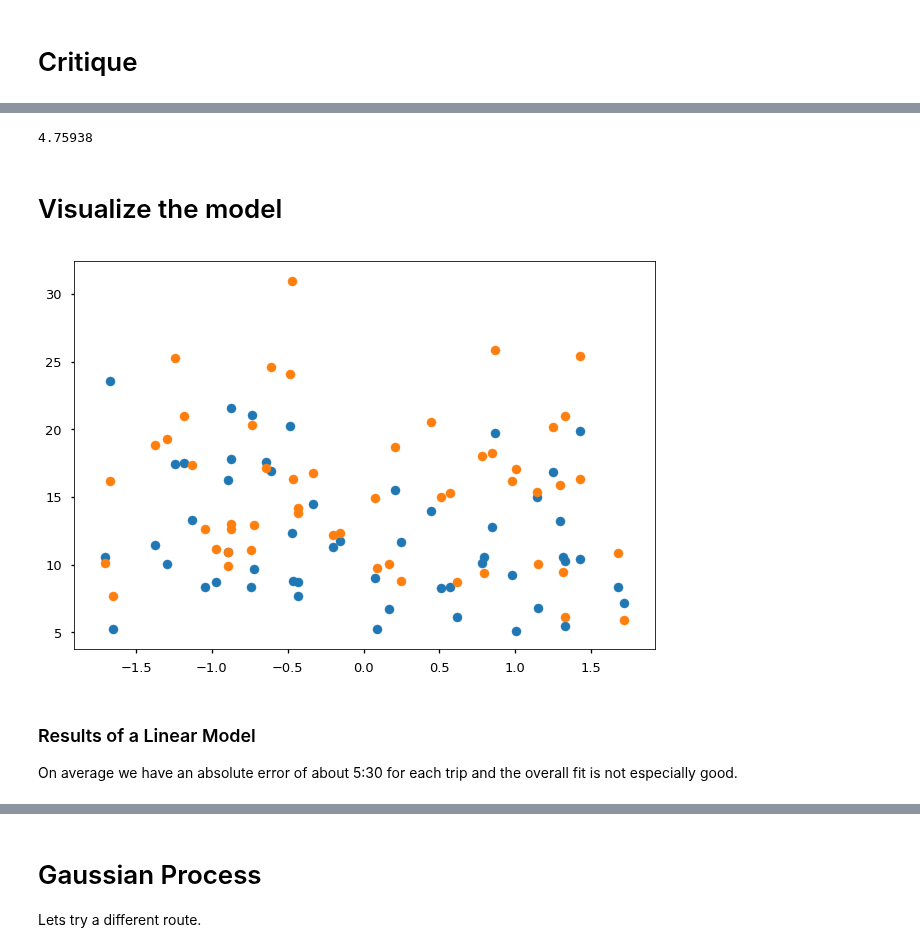
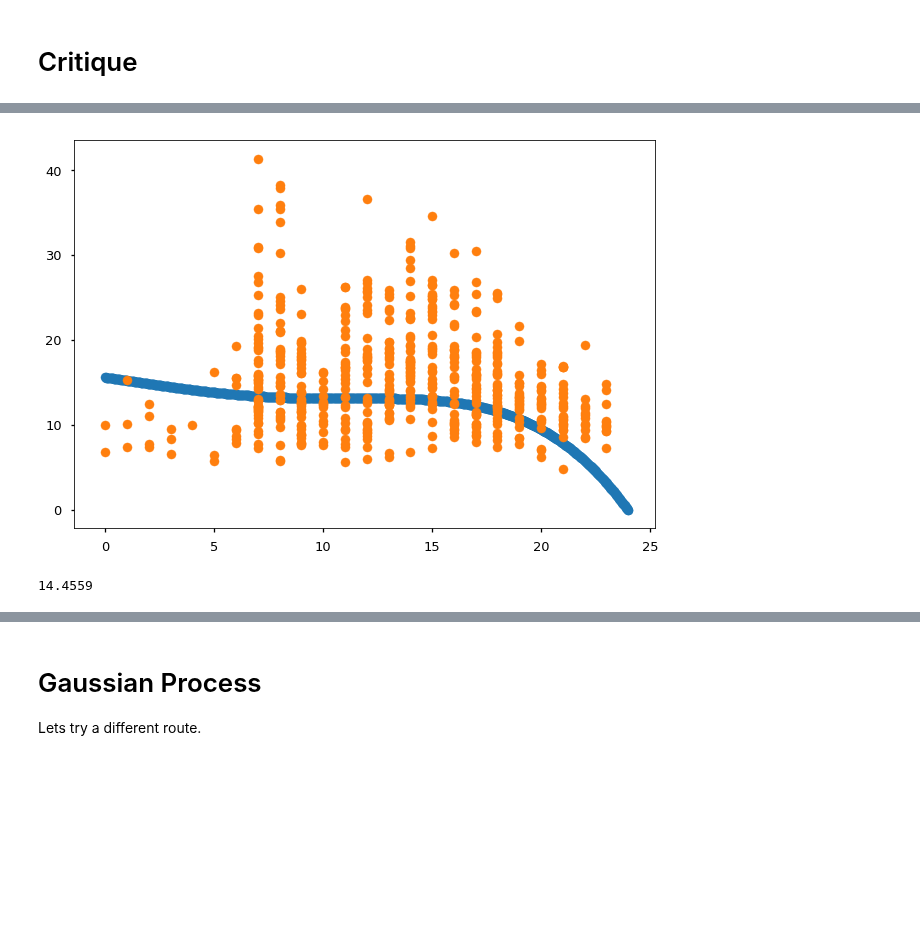
Before and after one commit to colby-j-wise/Probabilistic_Programming, a Jupyter notebook: FinalProject.ipynb, the cells around one changed output, grey strips where cells are left out. Cells and saved outputs as stored; diff of their text form; code cells hidden in the pictures; blank space fills up the shorter version.

Commit message:
implement visualization for linear model and posterior predictive checks

```diff
--- a/FinalProject.ipynb
+++ b/FinalProject.ipynb
@@ -45,14 +49,17 @@ indicator_cols = ["pickup_latitude",
 
 y_cols = ["trip_duration"]
 
-x_train, y_train, x_test, y_test = data.train_test_split(ues_to_msh,
+poly_degree = 4
+
+x_train_glm_raw, y_train_glm_raw, x_test_glm_raw, y_test_glm_raw = data.train_test_split(ues_to_msh,
                                                          0.2,
                                                          indicator_cols,
                                                          y_cols)
-x_train_standardized = data.standardize_cols(x_train)
-x_test_standardized = data.standardize_cols(x_test)
+x_train_standardized_glm = data.standardize_cols(x_train_glm_raw)
+x_test_standardized_glm = data.standardize_cols(x_test_glm_raw)
 
-x_train_stan_poly = basis_functions.polynomial(x_train_standardized, degree = 3)
-x_test_stan_poly = basis_functions.polynomial(x_test_standardized, degree = 3)
+x_train_glm = basis_functions.polynomial(x_train_standardized_glm, degree = poly_degree)
+x_test_glm = basis_functions.polynomial(x_test_standardized_glm, degree = poly_degree)
 
-visualizations.visualize_by_borough(ues_to_msh)
+vis = x_train_glm_raw.copy(deep=True)
+vis["trip_duration"] = y_train_glm_raw.copy(deep=True)
@@ -96,11 +99,34 @@ qw, qb, qalpha = model(x_train_stan_poly, y_train)
+# %%
+def vis_glm(num_pnts, indicator_cols, actual_data, qw, qb, qalpha):
+    times = np.linspace(0, 24, num_pnts)
+    x_vis = pd.DataFrame({i: [0.0] * num_pnts for i in indicator_cols})
+    x_vis["pickup_hour"] = times
+    x_vis["pickup_timestamp"] = x_vis["pickup_hour"].apply(lambda x: pd.to_datetime(x, unit="s").hour)
+    x_vis_stndzd = data.standardize_cols(x_vis)
+    qw_i = qw.sample().eval()
+    qb_i = qb.sample().eval()
+    qalpha_i = qalpha.sample().eval()
+
+    x_vis_poly = basis_functions.polynomial(x_vis_stndzd, degree=poly_degree).fillna(0.0)
+    line = np.matmul(x_vis_poly, qw_i) + qb_i + qalpha_i
+
+    plt.scatter(x=times, y=line)
+    plt.scatter(x=actual_data["pickup_hour"], y=actual_data["trip_duration"])
+    plt.show()
+vis_glm(1000, indicator_cols, vis, qw, qb, qalpha)
+# %% [output]
+[figure, added]
 # %%
-def critique(qw, qb, qalpha, x_test, y_test):
-    N, D = x_test.shape
-    X = tf.placeholder(tf.float32, [N, D])
-    y_post = ed.models.Normal(loc=ed.dot(X, qw) + qb, scale=qalpha)
-    print(ed.evaluate("mean_absolute_error",
-                data={X: x_test.as_matrix(),
-                      y_post: np.reshape(y_test.as_matrix(), (y_test.shape[0]))}))
-critique(qw, qb, qalpha, x_test_stan_poly, y_test)
+N, D = x_test_glm.shape
+X_eval = tf.placeholder(tf.float32, [N, D])
+y_glm_posterior_predictive = ed.models.Normal(loc=ed.dot(X_eval, w) + b, scale=alpha)
+print(ed.evaluate("mean_absolute_error",
+            data={X_eval: x_test_glm.as_matrix(),
+                  y_glm_posterior_predictive: np.reshape(y_test_glm_raw.as_matrix(), (y_test_glm_raw.shape[0])),
+                  w: qw,
+                  b: qb,
+                  alpha: qalpha
+                 },
+             output_key=y_glm_posterior_predictive))
 # %% [output]
-4.75938
+14.4559
@@ -112,15 +132,0 @@ critique(qw, qb, qalpha, x_test_stan_poly, y_test)
-# %% [markdown]
-# Visualize the model
-# %%
-w = qw.sample(1).eval()
-b = qb.sample(1).eval()
-alpha = qalpha.sample(1).eval()
-y_pred = np.dot(x_test.as_matrix(), w.T) + alpha
-plt.scatter(x_test["pickup_timestamp"], y_pred)
-plt.scatter(x_test["pickup_timestamp"], y_test_min)
-plt.show()
-# %% [output]
-[figure, removed]
-# %% [markdown]
-### Results of a Linear Model
-On average we have an absolute error of about 5:30 for each trip and the overall fit is not especially good.
```
Also changed, not shown: parts of 14 cells of this notebook, 3 other files.
